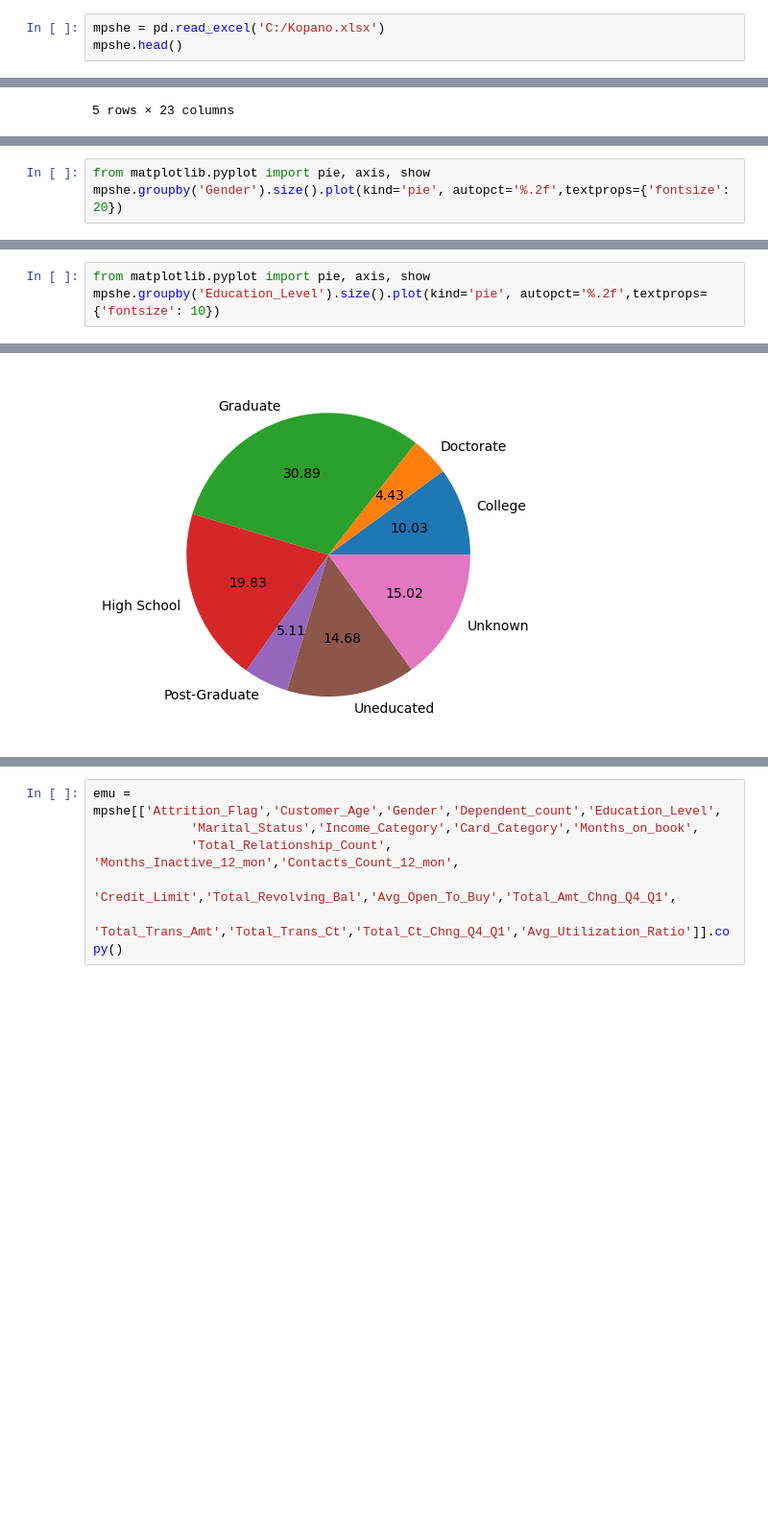
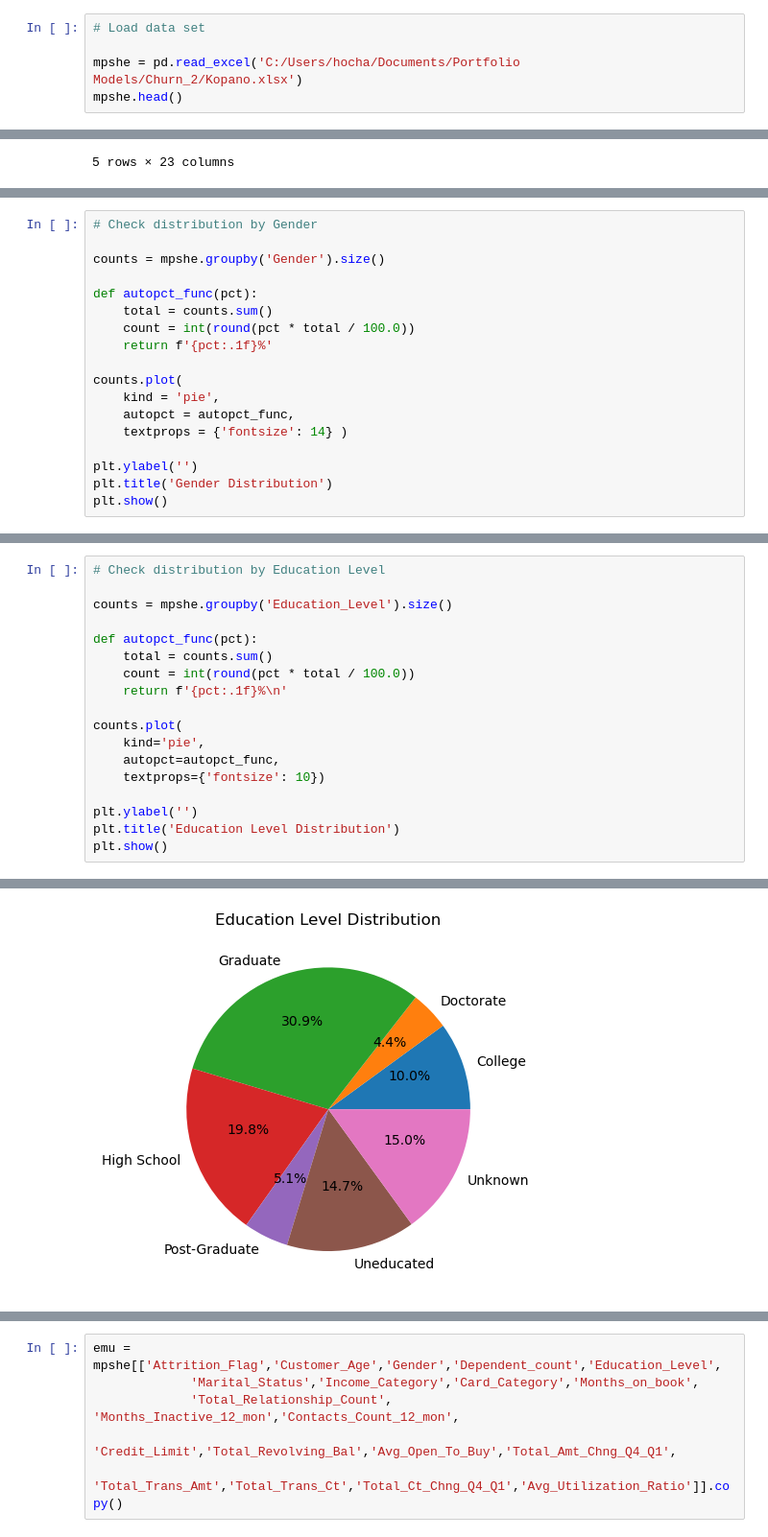
Before and after one commit to MAMokoena/churn, a Jupyter notebook: letlotlo.ipynb, the cells around one changed output, grey strips where cells are left out. Shown at 96% size. Saved outputs shown, nothing was run; the diff lists cells and outputs as text; blank space fills up the shorter version.

```diff
--- a/letlotlo.ipynb
+++ b/letlotlo.ipynb
@@ -6,5 +15,7 @@ import seaborn as sns
 # %%
-mpshe = pd.read_excel('C:/Kopano.xlsx')
+# Load data set
+
+mpshe = pd.read_excel('C:/Users/hocha/Documents/Portfolio Models/Churn_2/Kopano.xlsx')
 mpshe.head()
 # %% [output]
 |  | CustomerCode | Transaction_ID | Interactions_ID | Attrition_Flag | Customer_Age | Gender | Dependent_count | ... |
@@ -24,4 +156,19 @@ plt.show()
 # %%
-from matplotlib.pyplot import pie, axis, show
-mpshe.groupby('Gender').size().plot(kind='pie', autopct='%.2f',textprops={'fontsize': 20})
+# Check distribution by Gender
+
+counts = mpshe.groupby('Gender').size()
+
+def autopct_func(pct):
+    total = counts.sum()
+    count = int(round(pct * total / 100.0))
+    return f'{pct:.1f}%'
+
+counts.plot(
+    kind = 'pie',
+    autopct = autopct_func,
+    textprops = {'fontsize': 14} )
+
+plt.ylabel('')
+plt.title('Gender Distribution')
+plt.show()
 # %% [output]
@@ -35,4 +202,19 @@ sns.catplot(data=mpshe, x='Marital_Status', kind='count')
 # %%
-from matplotlib.pyplot import pie, axis, show
-mpshe.groupby('Education_Level').size().plot(kind='pie', autopct='%.2f',textprops={'fontsize': 10})
+# Check distribution by Education Level
+
+counts = mpshe.groupby('Education_Level').size()
+
+def autopct_func(pct):
+    total = counts.sum()
+    count = int(round(pct * total / 100.0))
+    return f'{pct:.1f}%\n'
+
+counts.plot(
+    kind='pie',
+    autopct=autopct_func,
+    textprops={'fontsize': 10})
+
+plt.ylabel('')
+plt.title('Education Level Distribution')
+plt.show()
 # %% [output]
@@ -40 +221 @@ mpshe.groupby('Education_Level').size().plot(kind='pie', autopct='%.2f',textprop
-[figure, old version]
+[figure, new version]
```
Also changed, not shown: parts of 37 cells of this notebook.
